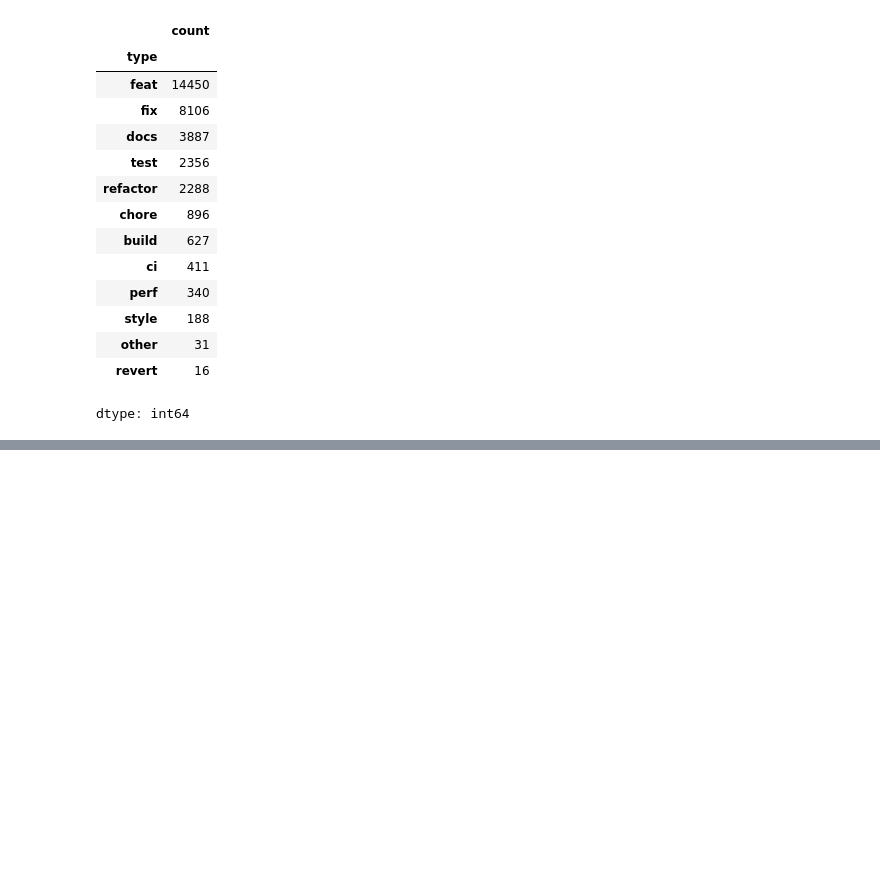
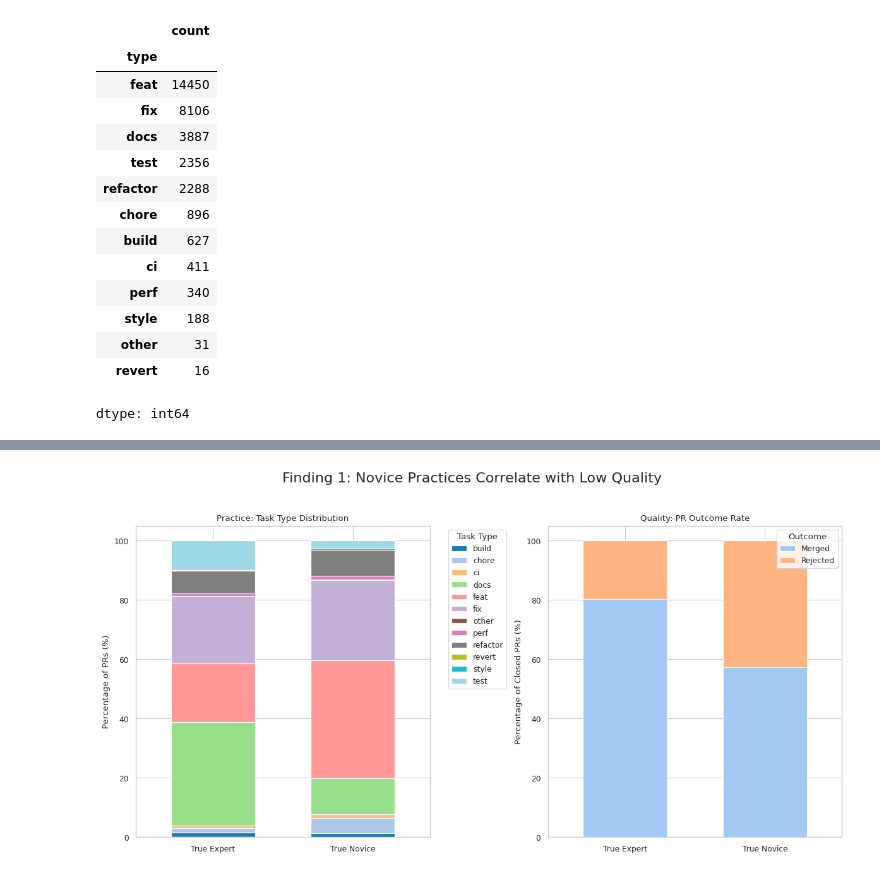
Before and after one commit to tounoussiKhalid/msr_2026, a Jupyter notebook: analysis/load_AIDev.ipynb, the cells around one changed output, grey strips where cells are left out. Cells and saved outputs as stored; diff of their text form; code cells hidden in the pictures; blank space fills up the shorter version.

```diff
--- a/analysis/load_AIDev.ipynb
+++ b/analysis/load_AIDev.ipynb
@@ -187,0 +257,10 @@ from scipy.stats import spearmanr
+# %%
+# Merge with task types
+novice_tasks = pd.merge(novice_prs, pr_task_type_df)
+expert_tasks = pd.merge(expert_prs, pr_task_type_df)
+
+print("\n--- 'TRUE NOVICE' Task Distribution (Percentages) ---")
+print(novice_tasks['type'].value_counts(normalize=True) * 100)
+
+print("\n--- 'TRUE EXPERT' Task Distribution (Percentages) ---")
+print(expert_tasks['type'].value_counts(normalize=True) * 100)
@@ -187,0 +522,74 @@ from scipy.stats import spearmanr
+# %%
+import matplotlib.pyplot as plt
+import seaborn as sns
+import pandas as pd
+import numpy as np
+
+# Example palettes (choose one)
+sns.set_palette("pastel")
+# %%
+import matplotlib.pyplot as plt
+import seaborn as sns
+import pandas as pd
+import numpy as np
+
+# --- 1. Prepare Data for Task Type Plot ---
+novice_task_data = novice_tasks['type'].value_counts(normalize=True).mul(100).rename('percentage').reset_index()
+novice_task_data['Cohort'] = 'True Novice'
+expert_task_data = expert_tasks['type'].value_counts(normalize=True).mul(100).rename('percentage').reset_index()
+expert_task_data['Cohort'] = 'True Expert'
+task_plot_df = pd.concat([novice_task_data, expert_task_data])
+
+# --- 2. Prepare Data for Quality Plot ---
+quality_data = {
+    'Cohort': ['True Novice', 'True Expert'],
+    'Rejected': [42.70, 19.86],
+    'Merged': [57.30, 80.14]
+}
+quality_plot_df = pd.DataFrame(quality_data).melt('Cohort', var_name='Outcome', value_name='percentage')
+
+# --- 3. Create the Visualization (2 subplots) ---
+fig, (ax1, ax2) = plt.subplots(1, 2, figsize=(12, 6))
+fig.suptitle('Finding 1: Novice Practices Correlate with Low Quality', fontsize=16, y=1.03)
+
+# --- Plot 1: Task Type Distribution ---
+# 'tab20' is great. Other good options: 'tab10', 'Set3', 'Paired'
+task_pivot = task_plot_df.pivot(index='Cohort', columns='type', values='percentage')
+task_pivot.plot(kind='bar', stacked=True, ax=ax1, colormap='tab20', width=0.6)
+
+ax1.set_title('Practice: Task Type Distribution')
+ax1.set_ylabel('Percentage of PRs (%)')
+ax1.set_xlabel('')
+ax1.set_xticklabels(ax1.get_xticklabels(), rotation=0)
+ax1.legend(title='Task Type', bbox_to_anchor=(1.05, 1), loc='upper left')
+
+# --- Plot 2: Quality (Rejection Rate) ---
+# --- NEW COLOR OPTIONS ---
+# Option 1: Colorblind-Safe Blue/Red (Recommended)
+#colors_option_1 = ['#0072B2', '#D55E00'] # (Blue = Merged, Orange-Red = Rejected)
+
+# Option 2: Simple Green/Red
+colors_option_2 = ['#2ca02c', '#d62728'] # (Green = Merged, Red = Rejected)
+
+# Option 3: Your Original Gray/Red
+# colors_option_3 = ['#888888', '#d9534f'] # (Gray = Merged, Red = Rejected)
+
+quality_pivot = quality_plot_df.pivot(index='Cohort', columns='Outcome', values='percentage')
+# Use the new colors. Make sure 'Merged' is first in the list!
+quality_pivot[['Merged', 'Rejected']].plot(
+    kind='bar',
+    stacked=True,
+    ax=ax2,
+    width=0.6
+)
+
+ax2.set_title('Quality: PR Outcome Rate')
+ax2.set_ylabel('Percentage of Closed PRs (%)')
+ax2.set_xlabel('')
+ax2.set_xticklabels(ax2.get_xticklabels(), rotation=0)
+ax2.legend(title='Outcome', loc='upper right')
+
+plt.tight_layout()
+plt.show()
+# %% [output]
+[figure, added]
```
Also changed, not shown: parts of 22 cells of this notebook.
